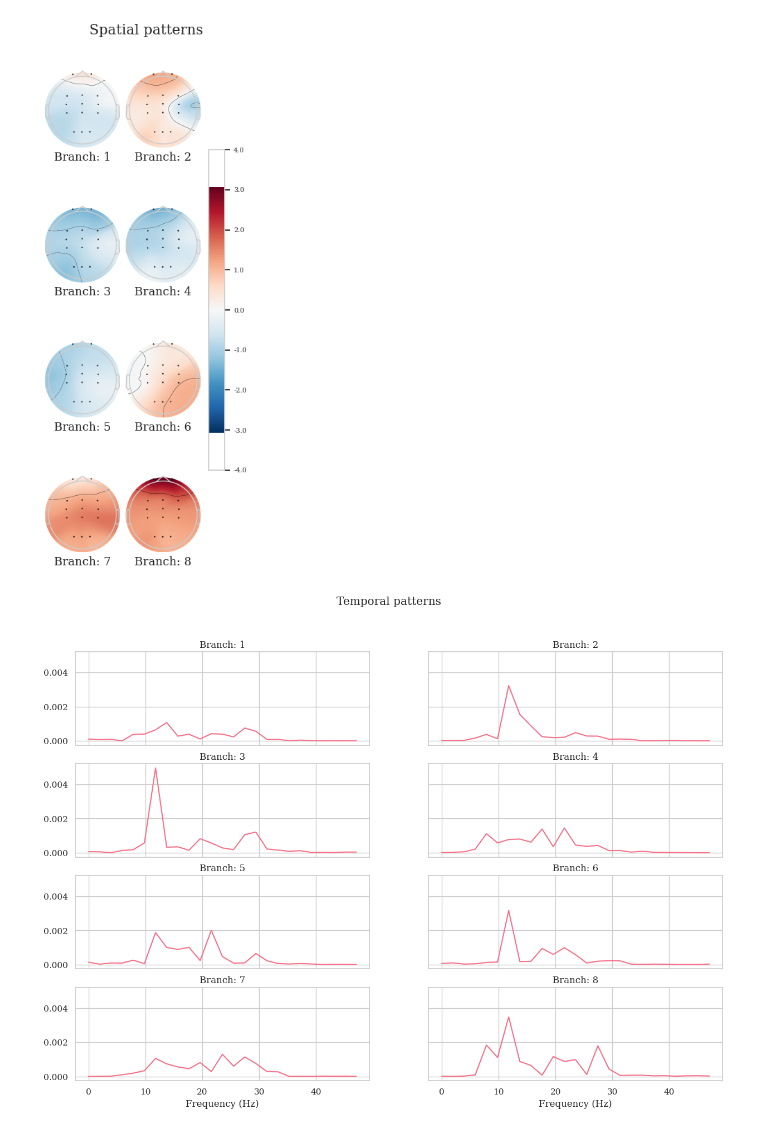
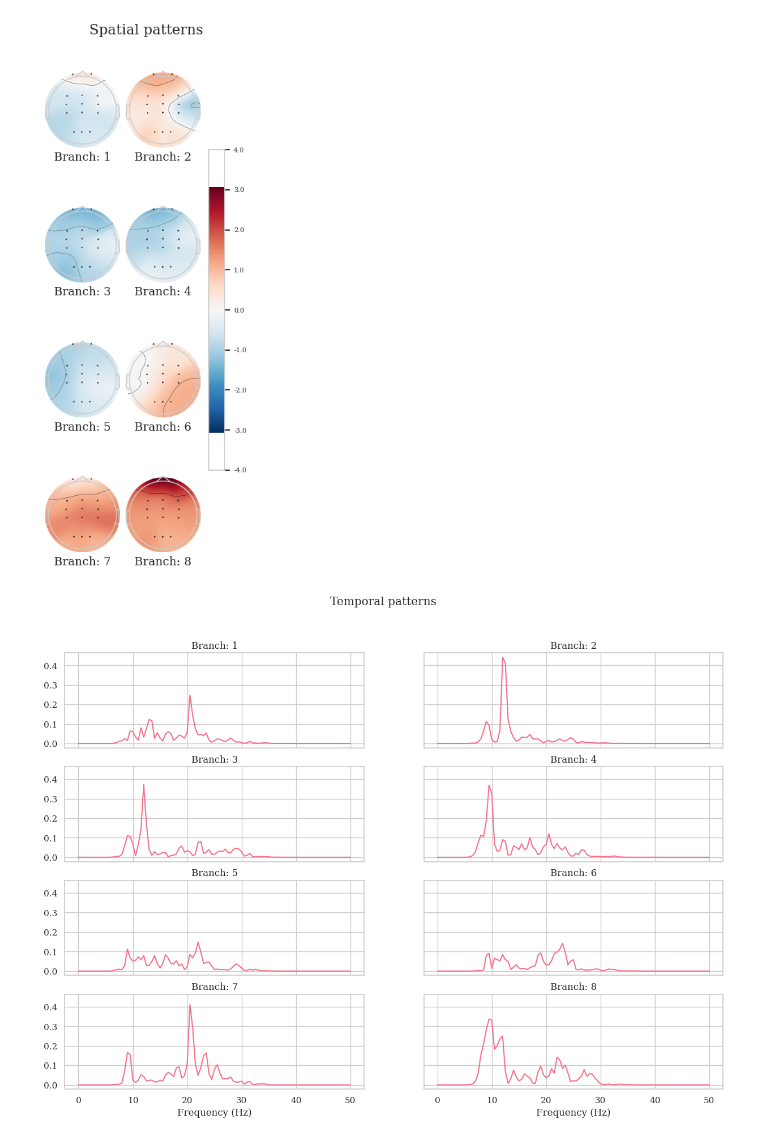
Before and after one commit to ivsemenkov/EEGSimpleNet, a Jupyter notebook: demo.ipynb, the cells around one changed output. Drawn from its saved outputs; the diff is of its cells as text; code cells hidden in the pictures.

Commit message:
update demo with new patterns

```diff
--- a/demo.ipynb
+++ b/demo.ipynb
@@ -50,11 +57,9 @@ paradigm = LeftRightImagery(resample=sampling_rate)
 # %%
-X, _, _ = paradigm.get_data(dataset=dataset, subjects=[1], return_epochs=True)
-eeg_channels = X.ch_names
-print(f"EEG channels: {eeg_channels}")
-X, labels, meta = paradigm.get_data(dataset=dataset, subjects=[1])
-print(X.shape, labels.shape, set(labels), meta.shape)
-y = (labels == 'right_hand').astype(int)
-print(f'Class balance: {np.mean(y):.02f}')
+test_mask = meta['session'].str.endswith('test', na=False).to_numpy()
+X_test, y_test = X[test_mask], y[test_mask]
+X_train, y_train = X[~test_mask], y[~test_mask]
+print(f'Train sizes: X {X_train.shape}, y {y_train.shape}')
+print(f'Test sizes: X {X_test.shape}, y {y_test.shape}')
 # %% [output]
 EEG channels: ['Fp1', 'Fp2', 'FC3', 'FCz', 'FC4', 'C3', 'Cz', 'C4', 'CP3', 'CPz', 'CP4', 'O1', 'Oz', 'O2']
 (319, 14, 500) (319,) {'right_hand', 'left_hand'} (319, 3)
@@ -87,13 +92,15 @@ X_tensor = torch.FloatTensor(X)
 y_tensor = torch.FloatTensor(y)
 
 # Split data into train and validation sets
-X_train, X_val, y_train, y_val = train_test_split(
-    X_tensor, y_tensor, test_size=0.2, random_state=42
-)
+test_mask = meta['session'].str.endswith('test', na=False).to_numpy()
+X_test, y_test = X[test_mask], y[test_mask]
+X_train, y_train = X[~test_mask], y[~test_mask]
+print(f'Train sizes: X {X_train.shape}, y {y_train.shape}')
+print(f'Validation sizes: X {X_test.shape}, y {y_test.shape}')
 
 # Create data loaders
 train_dataset = TensorDataset(X_train, y_train)
-val_dataset = TensorDataset(X_val, y_val)
+val_dataset = TensorDataset(X_test, y_test)
 train_loader = DataLoader(train_dataset, batch_size=16, shuffle=True)  # Reduced batch size
 val_loader = DataLoader(val_dataset, batch_size=16)
 
@@ -227,6 +232,20 @@ Validation Accuracy: 90.62%
 # %% [markdown]
 ## Interpret model weights
+# %%
+raw = dataset.get_data(subjects=[9])[9]['0train']['0']
+# apply exactly the paradigm’s filtering + resampling
+raw.load_data()   # make sure data are in memory
+raw.filter(8,
+           32,
+           picks='eeg',
+           fir_design='firwin')
+raw.resample(paradigm.resample)
+# pick only EEG channels
+raw.pick_types(eeg=True)
+eeg_data = raw.get_data()     # numpy array, shape = (n_channels, n_times)
+eeg_channels = raw.info['ch_names']
+print(f'EEG channels: {eeg_channels}')
 # %%
-spatial_patterns, temporal_patterns, fft_freqs = model.spatio_temporal_block.calculate_patterns(eeg_data=torch.from_numpy(X[2]).float(), eeg_sampling_rate=sampling_rate)
+spatial_patterns, temporal_patterns, fft_freqs = model.envelope_detector.spatio_temporal_block.calculate_patterns(eeg_data=torch.from_numpy(eeg_data).float(), eeg_sampling_rate=sampling_rate)
 # %%
 spatial_fig = plot_topographies(
@@ -238,8 +257,8 @@ plt.show()
 [figure]
 # %%
 temporal_fig = plot_temporal_patterns(
-    fft_freqs=fft_freqs.numpy(), temporal_patterns=temporal_patterns.numpy(), save_path=None
+    fft_freqs=fft_freqs, temporal_patterns=temporal_patterns, save_path=None
 )
 plt.show()
 # %% [output]
-[figure, old version]
+[figure, new version]
```
Also changed, not shown: parts of 7 cells of this notebook.
